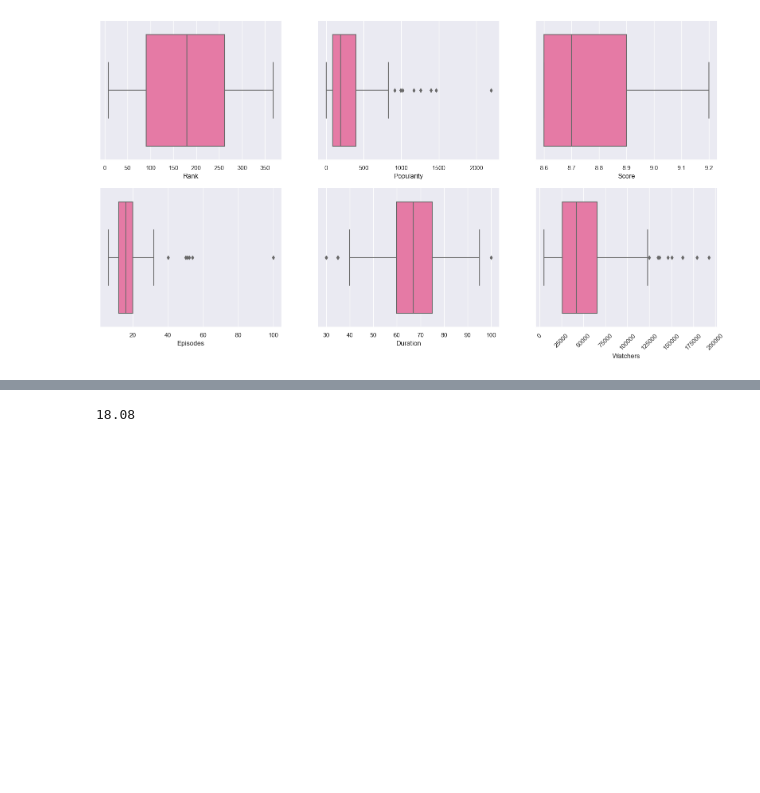
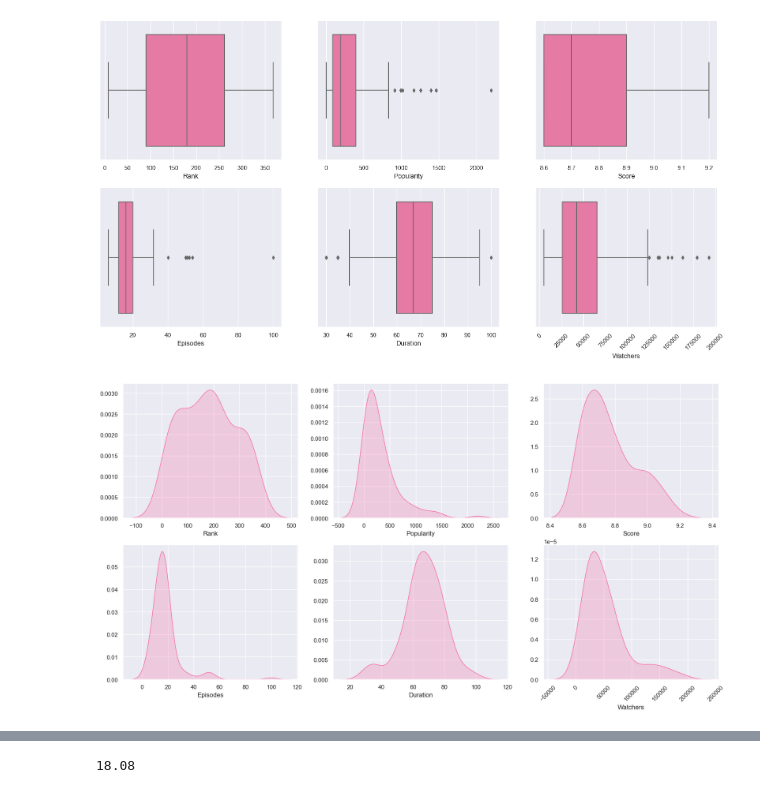
Before and after one commit to setsukosoryu/K-Drama_AA, a Jupyter notebook: top100_kdrama_eda.ipynb, the cells around one changed output, grey strips where cells are left out. Cells and saved outputs as stored; diff of their text form; code cells hidden in the pictures; blank space fills up the shorter version.

```diff
--- a/top100_kdrama_eda.ipynb
+++ b/top100_kdrama_eda.ipynb
@@ -187,6 +185,28 @@ axes[1, 2].set(ylabel='')
 plt.show()
 # %% [output]
 [figure]
+# %%
+# Create distplots for all numerical variables
+fig, axes = plt.subplots(2, 3, figsize=(20, 10))
+
+sns.kdeplot(x='Rank', data=df, ax=axes[0,0], color="#f768a1", fill=True)
+sns.kdeplot(x='Popularity', data=df, ax=axes[0,1], color="#f768a1", fill=True)
+sns.kdeplot(x='Score', data=df, ax=axes[0,2], color="#f768a1", fill=True)
+sns.kdeplot(x='Episodes', data=df, ax=axes[1,0], color="#f768a1", fill=True)
+sns.kdeplot(x='Duration', data=df, ax=axes[1,1], color="#f768a1", fill=True)
+sns.kdeplot(x='Watchers', data=df, ax=axes[1,2], color="#f768a1", fill=True)
+plt.xticks(rotation=45)
+
+axes[0, 0].set(ylabel='')
+axes[0, 1].set(ylabel='')
+axes[0, 2].set(ylabel='')
+axes[1, 0].set(ylabel='')
+axes[1, 1].set(ylabel='')
+axes[1, 2].set(ylabel='')
+
+plt.show()
+# %% [output]
+[figure, added]
 # %%
 # Analyze the Popularity outliers
 df[df['Popularity'] > 900]
```
Also changed, not shown: parts of 4 cells of this notebook.
